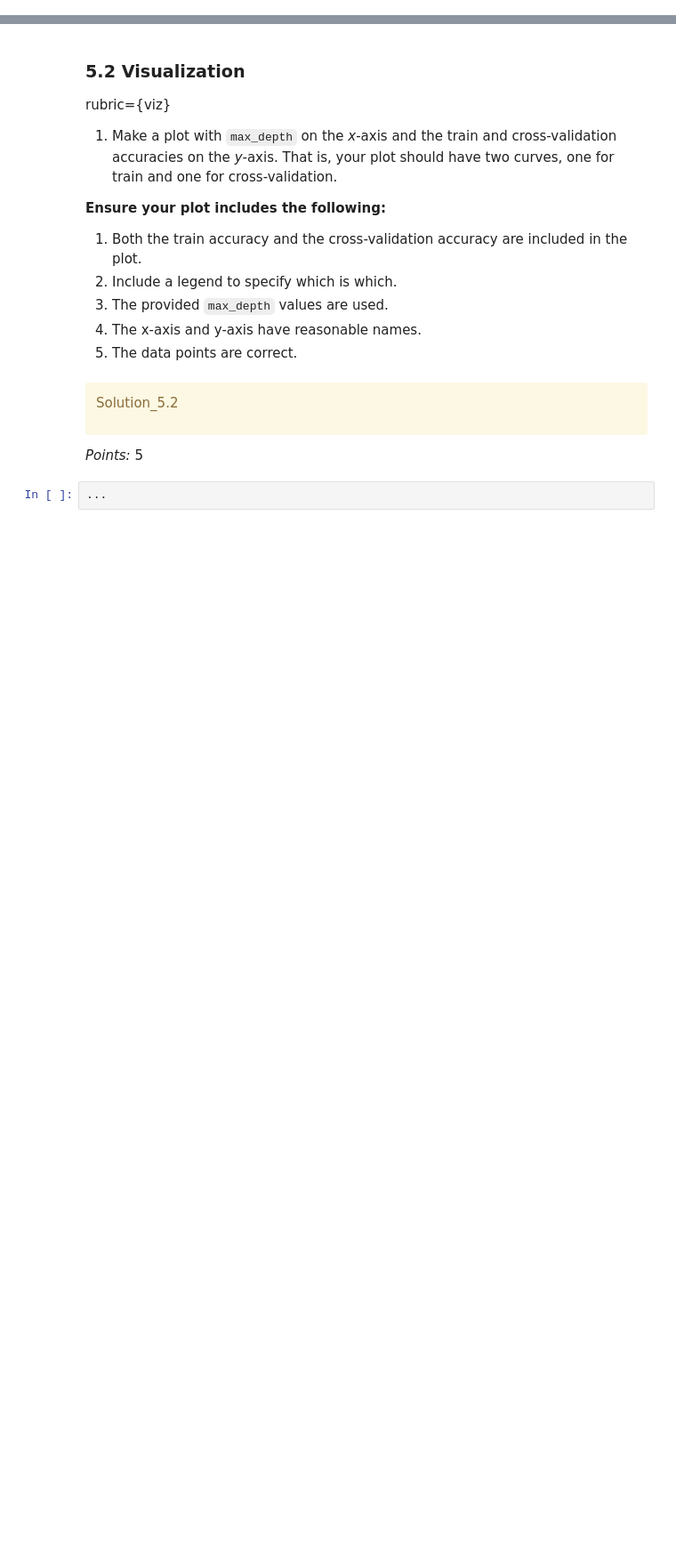
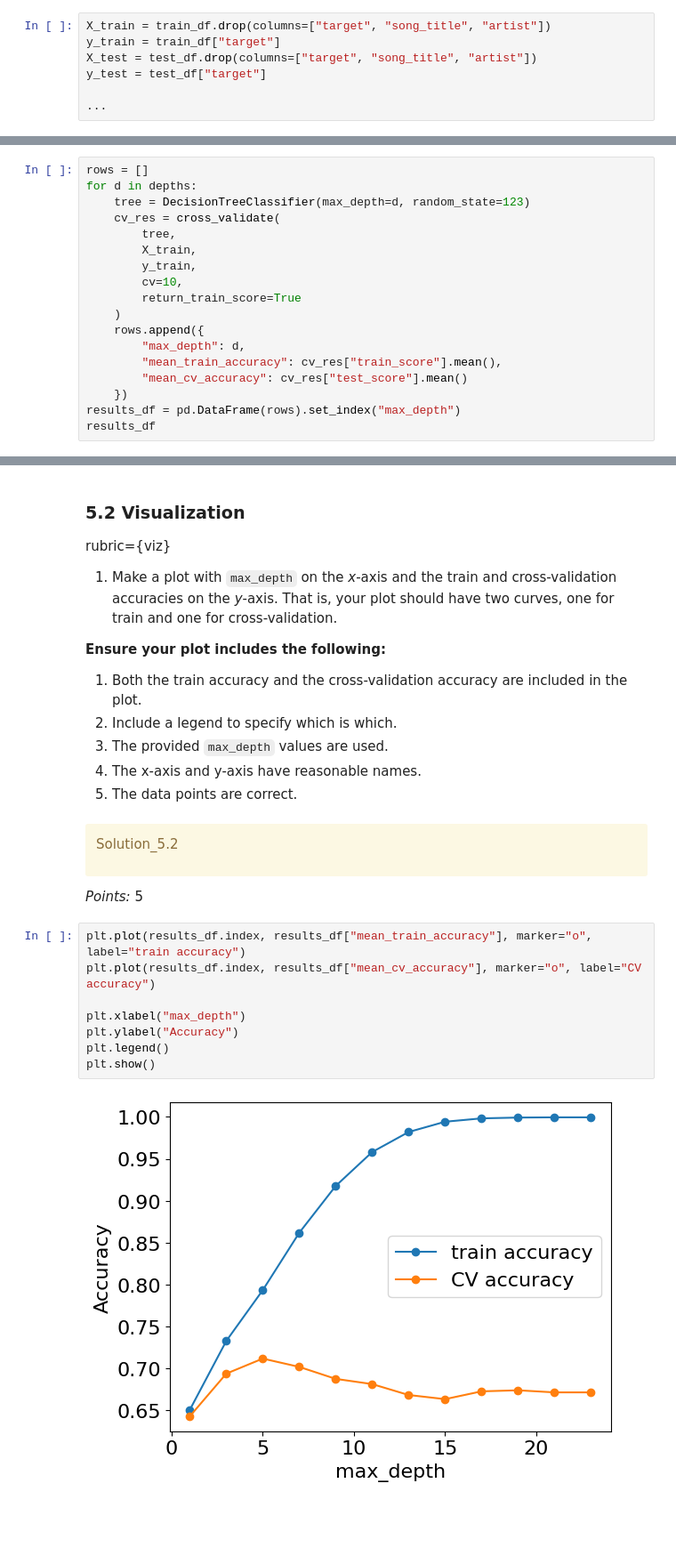
Before and after one commit to Owen-qian/330_HW2, a Jupyter notebook: hw2.ipynb, the cells around one changed output, grey strips where cells are left out. Shown at 89% size. Drawn from its saved outputs; the diff is of its cells as text; blank space fills up the shorter version.

```diff
--- a/hw2.ipynb
+++ b/hw2.ipynb
@@ -701,0 +760,7 @@ y_test = None
+# %%
+X_train = train_df.drop(columns=["target", "song_title", "artist"])
+y_train = train_df["target"]
+X_test = test_df.drop(columns=["target", "song_title", "artist"])
+y_test = test_df["target"]
+
+...
@@ -834,0 +936,18 @@ results_df
+# %%
+rows = []
+for d in depths:
+    tree = DecisionTreeClassifier(max_depth=d, random_state=123)
+    cv_res = cross_validate(
+        tree,
+        X_train,
+        y_train,
+        cv=10,
+        return_train_score=True
+    )
+    rows.append({
+        "max_depth": d,
+        "mean_train_accuracy": cv_res["train_score"].mean(),
+        "mean_cv_accuracy": cv_res["test_score"].mean()
+    })
+results_df = pd.DataFrame(rows).set_index("max_depth")
+results_df
@@ -861,8 +999,16 @@ Solution_5.2
 </div>
 
 _Points:_ 5
-# %%
-...
+# %%
+plt.plot(results_df.index, results_df["mean_train_accuracy"], marker="o", label="train accuracy")
+plt.plot(results_df.index, results_df["mean_cv_accuracy"], marker="o", label="CV accuracy")
+
+plt.xlabel("max_depth")
+plt.ylabel("Accuracy")
+plt.legend()
+plt.show()
+# %% [output]
+[figure, added]
 # %% [markdown]
 <!-- END QUESTION -->
 
```
Also changed, not shown: parts of 67 cells of this notebook.
